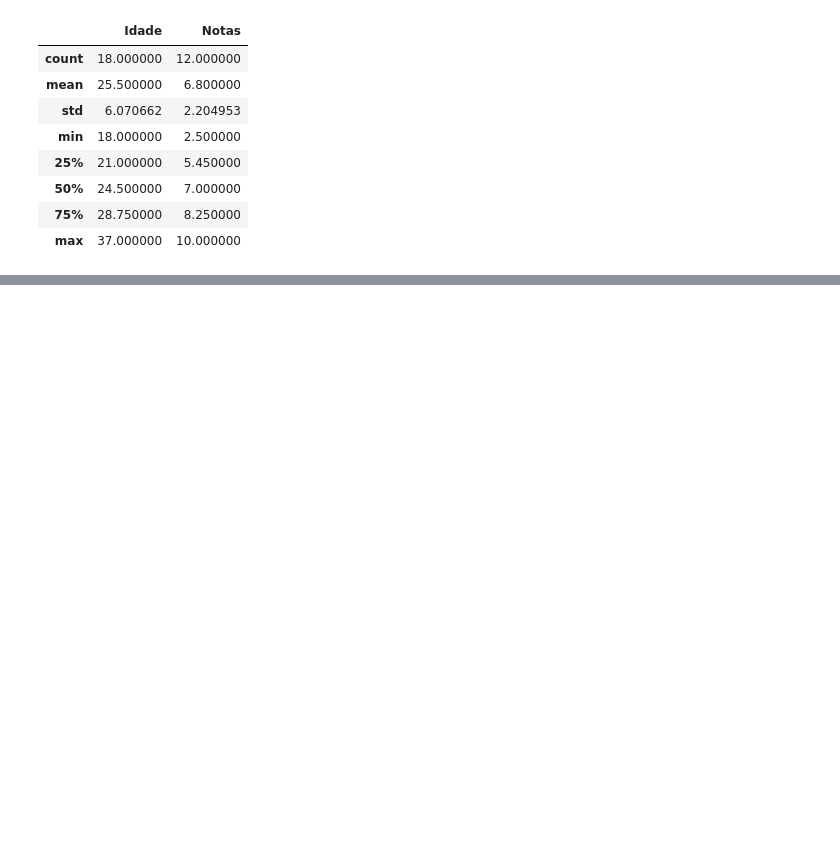
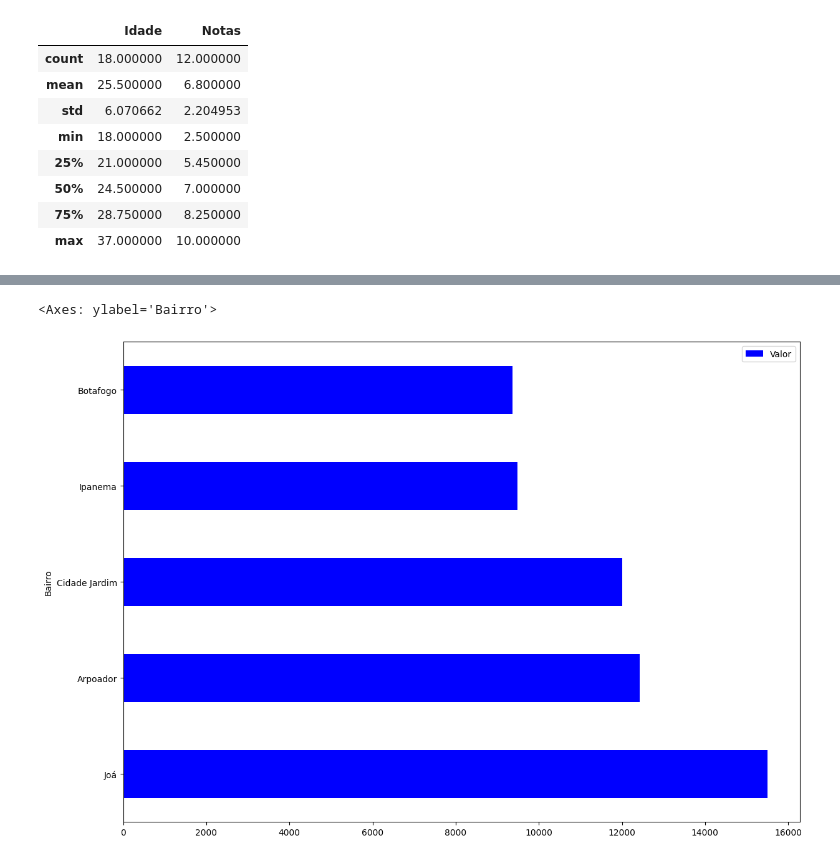
Before and after one commit to Camillabgarcia/Python-para-Data-Science, a Jupyter notebook: Hora_da_pratica4.ipynb, the cells around one changed output, grey strips where cells are left out. Saved outputs shown, nothing was run; the diff lists cells and outputs as text; code cells hidden in the pictures; blank space fills up the shorter version.

```diff
--- a/Hora_da_pratica4.ipynb
+++ b/Hora_da_pratica4.ipynb
@@ -131,0 +138,4 @@ dados.describe()
+# %%
+url2 = 'https://raw.githubusercontent.com/alura-cursos/pandas-conhecendo-a-biblioteca/main/base-de-dados/aluguel.csv'
+# %%
+dados = pd.read_csv(url2, sep=';')
@@ -131,0 +153,2 @@ dados.describe()
+# %%
+df = dados.query('@imoveis_comerciais not in Tipo')
@@ -131,0 +157,2 @@ dados.describe()
+# %%
+df = df.query('Tipo == "Apartamento"')
@@ -131,0 +213,6 @@ dados.describe()
+# %%
+alugueis_elevados = df.groupby('Bairro')[['Valor']].mean().sort_values('Valor', ascending=False).head()
+alugueis_elevados.plot(kind='barh', figsize=(14, 10), color ='blue')
+# %% [output]
+<Axes: ylabel='Bairro'>
+[figure, added]
```
Also changed, not shown: parts of 26 cells of this notebook.
